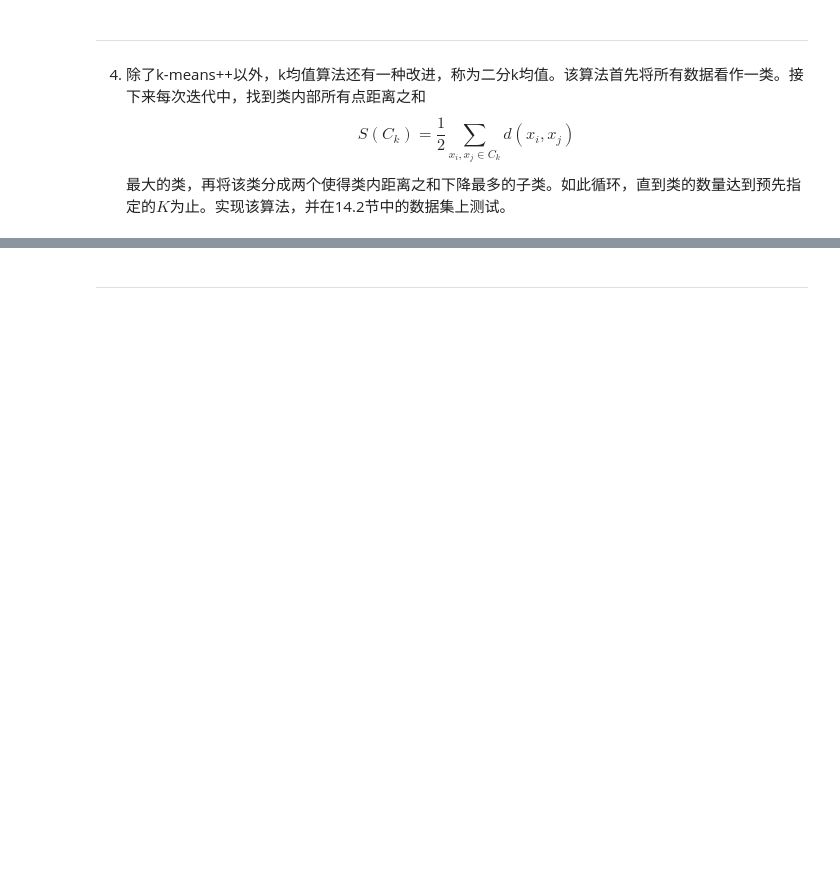
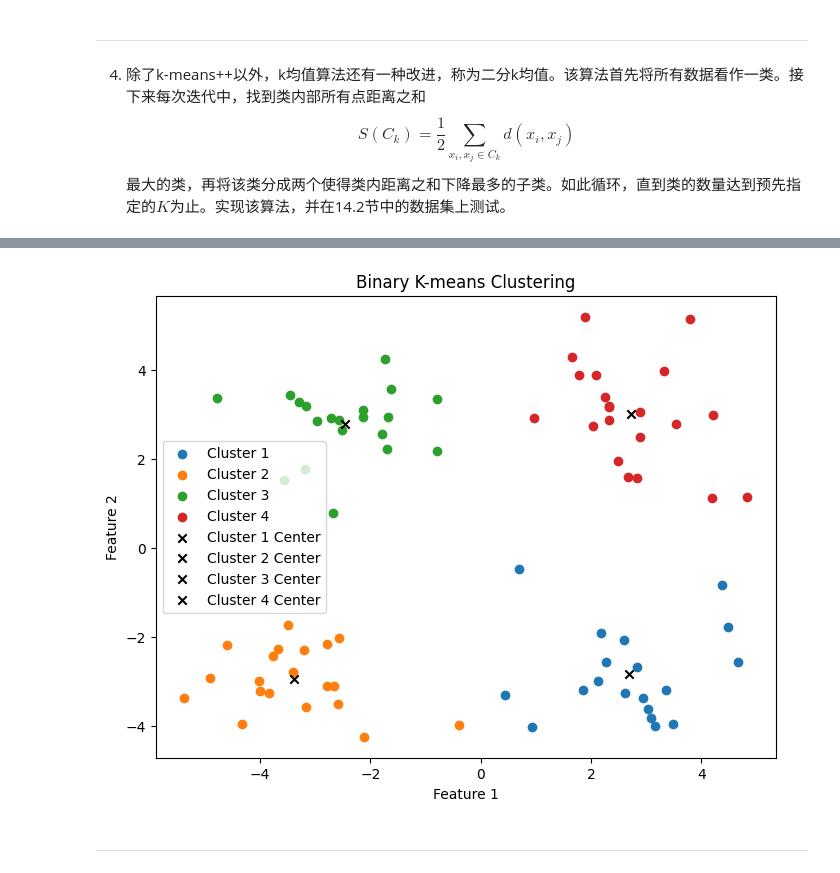
Before and after one commit to motewei/Hands-on-ML-solutions, a Jupyter notebook: 第14章 k均值聚类/章节习题解答/k均值聚类.ipynb, the cells around one changed output, grey strips where cells are left out. Cells and saved outputs as stored; diff of their text form; code cells hidden in the pictures; blank space fills up the shorter version.

```diff
--- a/第14章 k均值聚类/章节习题解答/k均值聚类.ipynb
+++ b/第14章 k均值聚类/章节习题解答/k均值聚类.ipynb
@@ -14,3 +124,11 @@
 4. 除了k-means++以外，k均值算法还有一种改进，称为二分k均值。该算法首先将所有数据看作一类。接下来每次迭代中，找到类内部所有点距离之和
 $$S(C_k)=\frac{1}{2}\sum_{x_i,x_j \in C_k}d(x_i,x_j)$$
 最大的类，再将该类分成两个使得类内距离之和下降最多的子类。如此循环，直到类的数量达到预先指定的$K$为止。实现该算法，并在14.2节中的数据集上测试。
+# %%
+import numpy as np
+import matplotlib.pyplot as plt
+from sklearn.cluster import KMeans
+from sklearn.metrics import silhouette_score
+
+dataset = np.loadtxt('..\kmeans_data.csv', delimiter=',')
+print('数据集大小：', len(dataset))
@@ -16,0 +189,6 @@ $$S(C_k)=\frac{1}{2}\sum_{x_i,x_j \in C_k}d(x_i,x_j)$$
+# %%
+k = 4
+clusters = binary_kmeans(dataset, k)
+# 打印每个簇的大小和中心点
+for i, cluster in enumerate(clusters):
+    print(f"Cluster {i+1}: Size={len(cluster)}, Center={np.mean(cluster, axis=0)}")
@@ -17,3 +208,19 @@ $$S(C_k)=\frac{1}{2}\sum_{x_i,x_j \in C_k}d(x_i,x_j)$$
+# %%
+# 可视化
+plt.figure(figsize=(8, 6))
+for i, cluster in enumerate(clusters):
+    plt.scatter(cluster[:, 0], cluster[:, 1], label=f'Cluster {i + 1}')
+for i, cluster in enumerate(clusters):
+    cluster_center = np.mean(cluster, axis=0)
+    plt.scatter(cluster_center[0], cluster_center[1], marker='x', color='black', label=f'Cluster {i+1} Center')
+
+plt.title('Binary K-means Clustering')
+plt.xlabel('Feature 1')
+plt.ylabel('Feature 2')
+plt.legend()
+plt.show()
+# %% [output]
+[figure, added]
 # %% [markdown]
 ---
 # %% [markdown]
```
Also changed, not shown: parts of 22 cells of this notebook.
